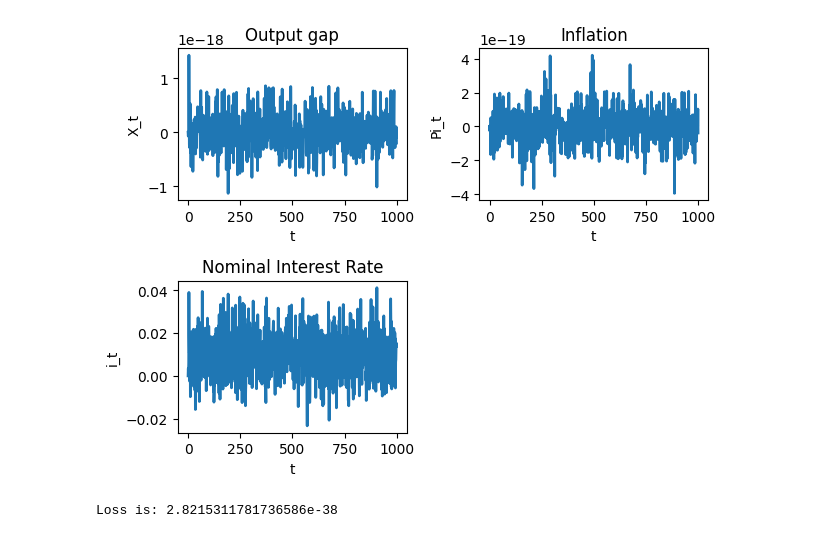
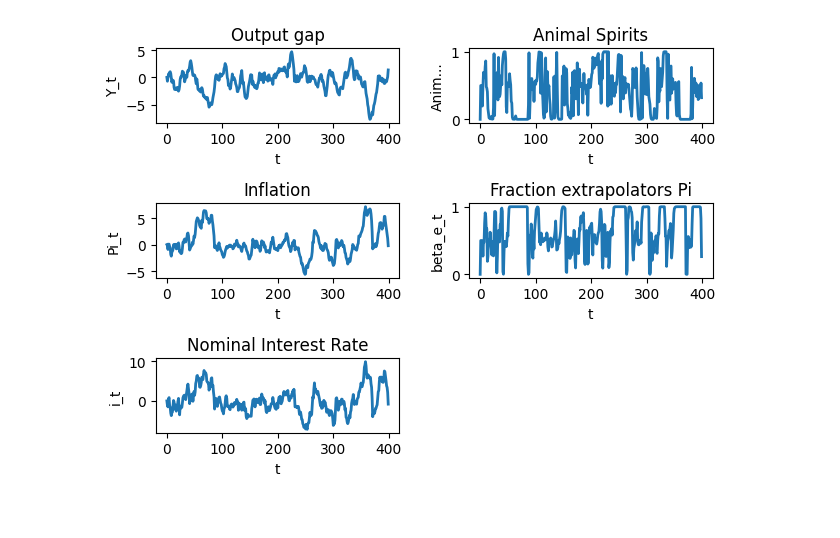
Before and after one commit to joeplustenhouwer/academic-kickstart, a Jupyter notebook: workshop_week_9_solution.ipynb, the cells around one changed output. Saved outputs shown, nothing was run; the diff lists cells and outputs as text; code cells hidden in the pictures.

```diff
--- a/workshop_week_9_solution.ipynb
+++ b/workshop_week_9_solution.ipynb
@@ -16,12 +22,27 @@ std_rn=0.01
 # %%
-N=1000 #simualte N periods
+N=400 #simualte N periods
 
 Y=np.zeros(N)
 Pi=np.zeros(N)
 ni=np.zeros(N)#nominal interest rate
-rn=np.zeros(N)
+epsilon=np.zeros(N)
+u=np.zeros(N)
+eta=np.zeros(N)
 EY=np.zeros(N)
 EPi=np.zeros(N)
+Ey_f=np.zeros(N)
+Ey_e=np.zeros(N)
+Epi_tar=np.zeros(N)
+Epi_ext=np.zeros(N)
+alpha_f=np.zeros(N)
+alpha_e=np.zeros(N)
+beta_tar=np.zeros(N)
+beta_ext=np.zeros(N)
+Uy_f=np.zeros(N)
+Uy_e=np.zeros(N)
+Upi_tar=np.zeros(N)
+Upi_ext=np.zeros(N)
+animalspirits=np.zeros(N)
 # %%
 for t in range(1,N):
     alpha_f[t]=np.exp(gamma*Uy_f[t-1])/(np.exp(gamma*Uy_f[t-1])+np.exp(gamma*Uy_e[t-1]))
@@ -75,31 +96,38 @@ for t in range(1,N):
 # %%
 plt.figure()
-plt.subplot(2, 2, 1)
+plt.subplot(3, 2, 1)
 plt.plot(Y,linewidth=2)
 plt.title('Output gap')
-plt.ylabel('X_t')
+plt.ylabel('Y_t')
+plt.xlabel('t')
+
+plt.subplot(3, 2, 2)
+plt.plot(animalspirits,linewidth=2)
+plt.title('Animal Spirits')
+plt.ylabel('Anim...')
 plt.xlabel('t')
 
 
-
-plt.subplot(2, 2, 2)
+plt.subplot(3, 2, 3)
 plt.plot(Pi,linewidth=2)
 plt.title('Inflation')
 plt.ylabel('Pi_t')
 plt.xlabel('t')
 
 
 
-plt.subplot(2, 2, 3)
+plt.subplot(3, 2, 4)
+plt.plot(beta_ext,linewidth=2)
+plt.title('Fraction extrapolators Pi')
+plt.ylabel('beta_e_t')
+plt.xlabel('t')
+
+
+plt.subplot(3, 2, 5)
 plt.plot(ni,linewidth=2)
 plt.title('Nominal Interest Rate')
 plt.ylabel('i_t')
 plt.xlabel('t')
 plt.tight_layout() #
 # %% [output]
-[figure, old version]
+[figure, new version]
-# %%
-L=0.25*np.var(Y)+np.var(Pi)
-print('Loss is:',L)
-# %% [output]
-Loss is: 2.8215311781736586e-38
```
Also changed, not shown: parts of 3 cells of this notebook.
